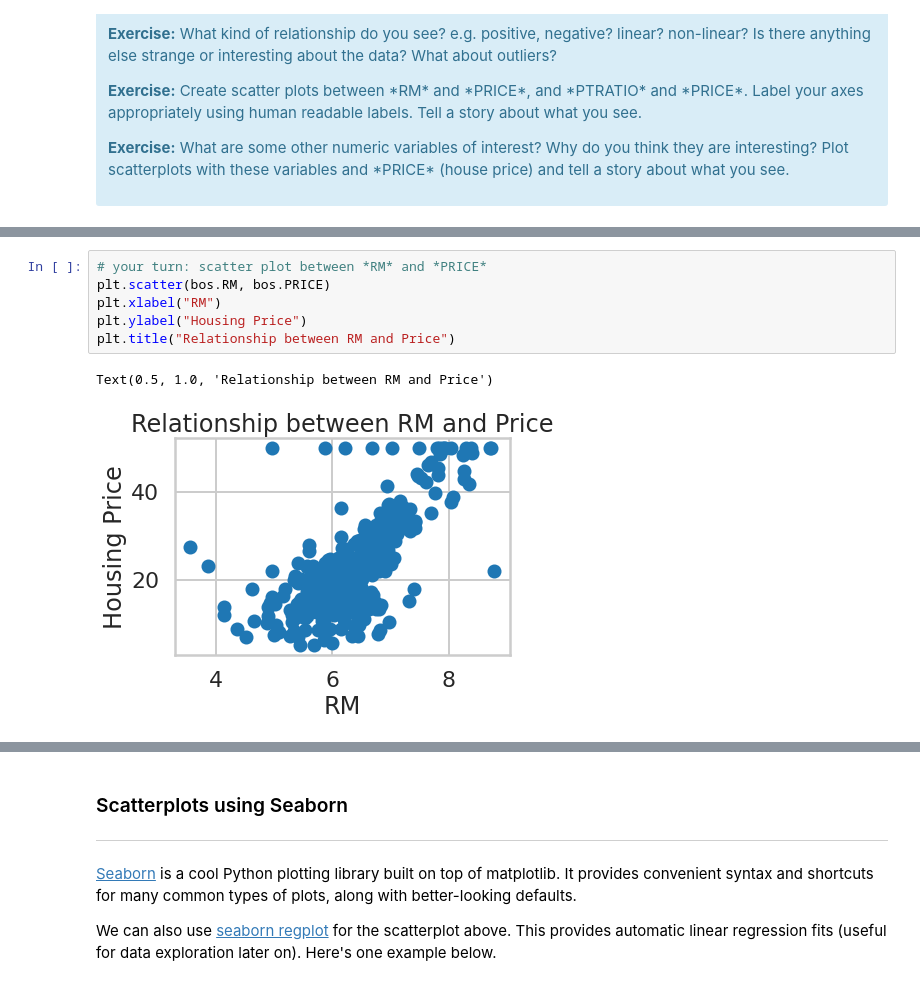
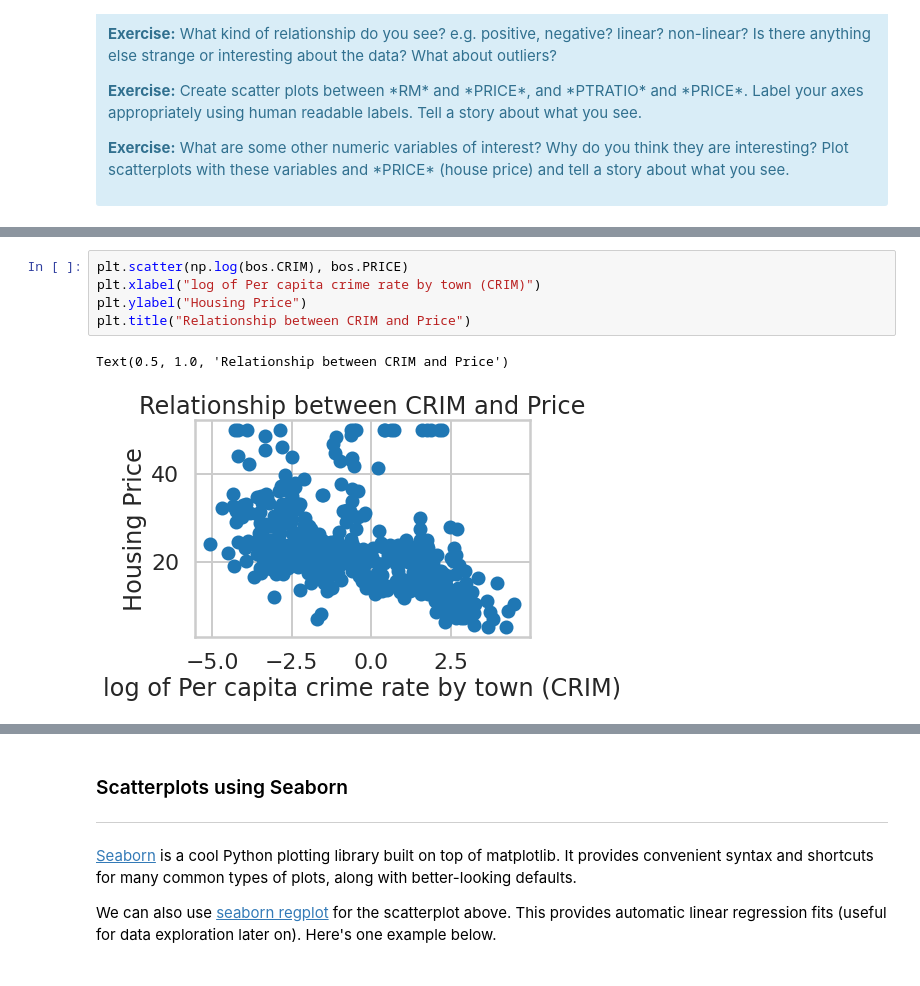
Before and after one commit to skakumanu/ml-bootcamp, a Jupyter notebook: Mini_Project_Linear_Regression.ipynb, the cells around one changed output, grey strips where cells are left out. Cells and saved outputs as stored; diff of their text form.

```diff
--- a/Mini_Project_Linear_Regression.ipynb
+++ b/Mini_Project_Linear_Regression.ipynb
@@ -283,9 +289,8 @@ Text(0.5, 1.0, 'Relationship between CRIM and Price')
 # %%
-# your turn: scatter plot between *RM* and *PRICE*
-plt.scatter(bos.RM, bos.PRICE)
-plt.xlabel("RM")
+plt.scatter(np.log(bos.CRIM), bos.PRICE)
+plt.xlabel("log of Per capita crime rate by town (CRIM)")
 plt.ylabel("Housing Price")
-plt.title("Relationship between RM and Price")
+plt.title("Relationship between CRIM and Price")
 # %% [output]
-Text(0.5, 1.0, 'Relationship between RM and Price')
+Text(0.5, 1.0, 'Relationship between CRIM and Price')
-[figure, old version]
+[figure, new version]
```
Also changed, not shown: parts of 77 cells of this notebook.
